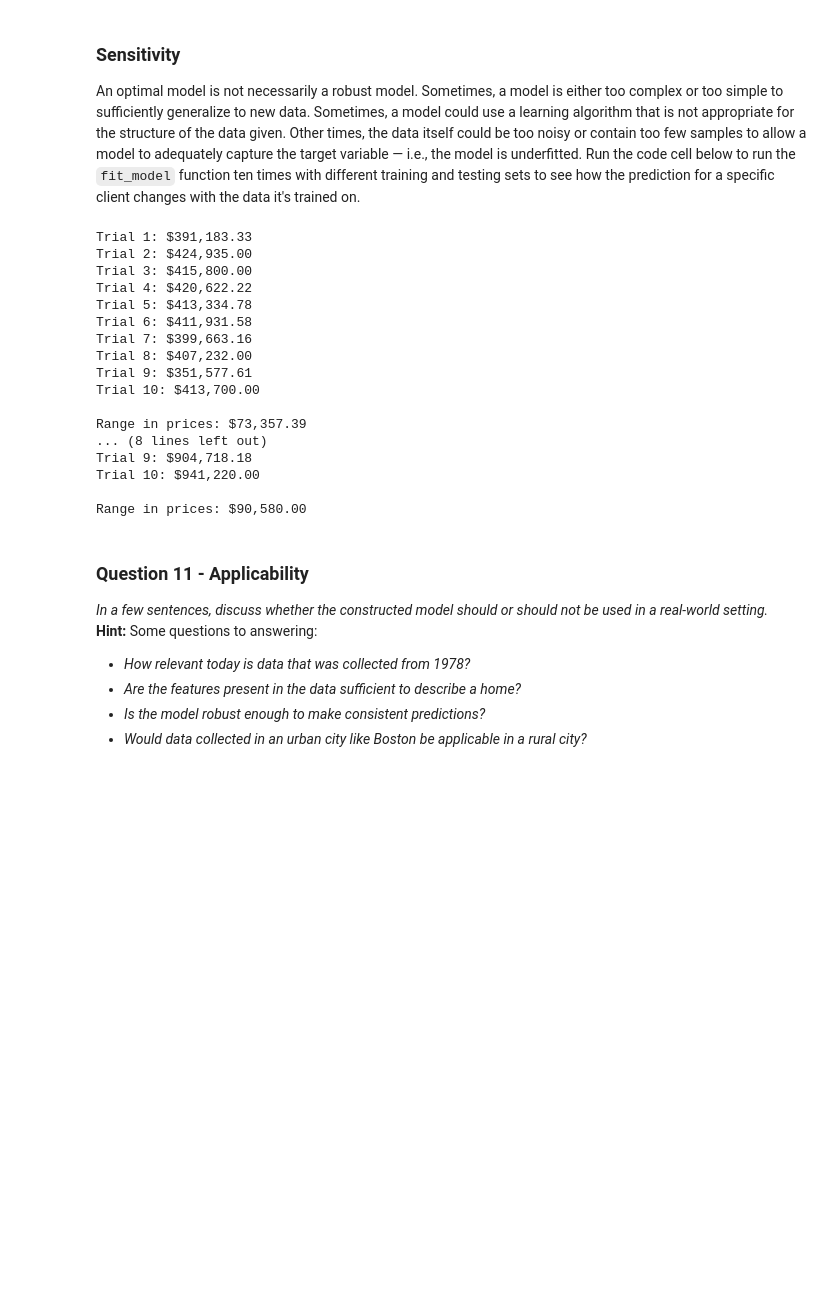
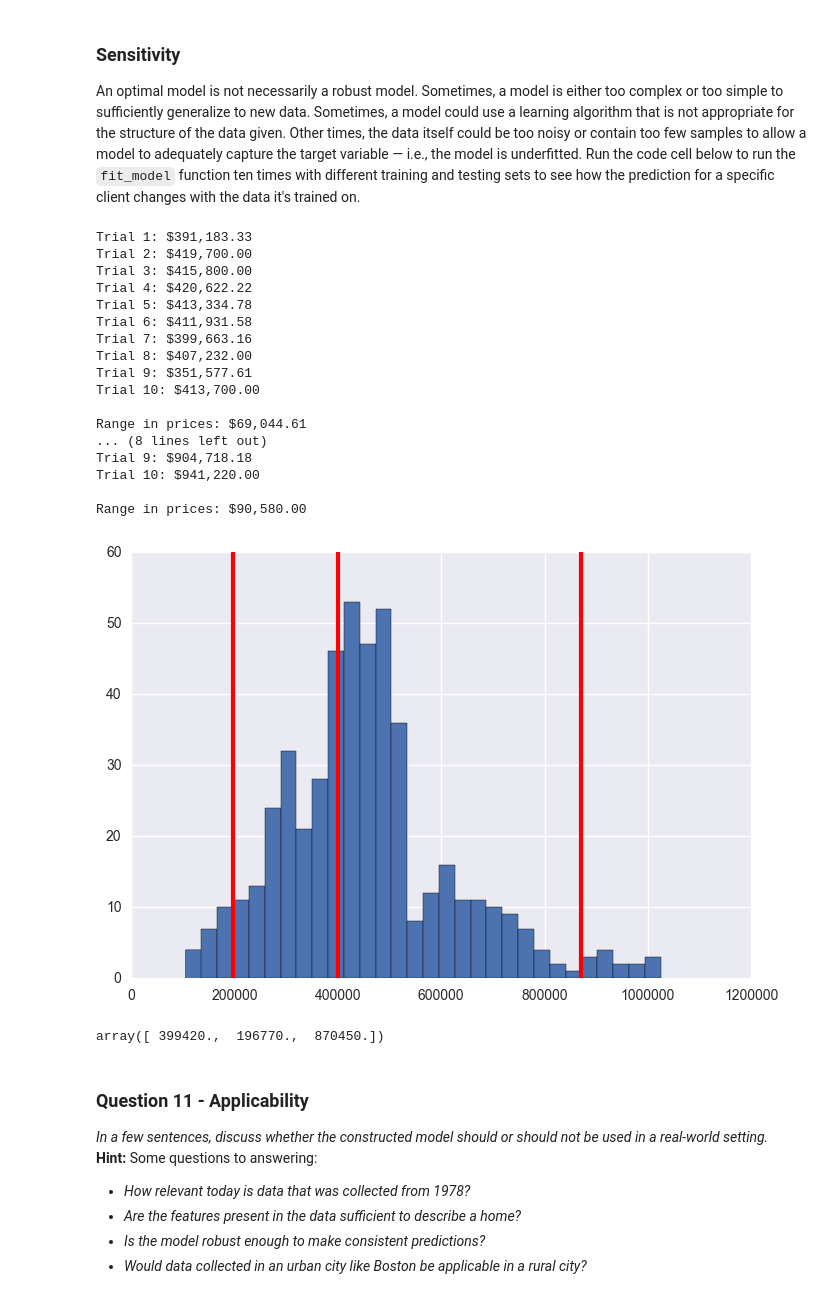
Before and after one commit to laszlokiraly/learning-machine-learning, a Jupyter notebook: boston_housing/boston_housing.ipynb, the cells around one changed output. Drawn from its saved outputs; the diff is of its cells as text; code cells hidden in the pictures; blank space fills up the shorter version.

```diff
--- a/boston_housing/boston_housing.ipynb
+++ b/boston_housing/boston_housing.ipynb
@@ -306,7 +306,7 @@ def fit_model(X, y):
     cv_sets = ShuffleSplit(X.shape[0], n_iter = 10, test_size = 0.20, random_state = 0)
 
     # TODO: Create a decision tree regressor object
-    regressor = DecisionTreeRegressor()
+    regressor = DecisionTreeRegressor(random_state = 42 * 7)
 
     # TODO: Create a dictionary for the parameter 'max_depth' with a range from 1 to 10
     params = [{"max_depth":range(1,11)}]
@@ -388,7 +388,7 @@ vs.PredictTrials(features, prices, fit_model, [[8, 3, 12]])
 # vs.PredictTrials(features, prices, fit_model, [[6,12,15]])
 # %% [output]
 Trial 1: $391,183.33
-Trial 2: $424,935.00
+Trial 2: $419,700.00
 Trial 3: $415,800.00
 Trial 4: $420,622.22
 Trial 5: $413,334.78
@@ -398,12 +398,30 @@ Trial 8: $407,232.00
 Trial 9: $351,577.61
 Trial 10: $413,700.00
 
-Range in prices: $73,357.39
+Range in prices: $69,044.61
 ... (8 lines left out)
 Trial 9: $904,718.18
 Trial 10: $941,220.00
 
 Range in prices: $90,580.00
+# %%
+# ploting the result
+import matplotlib.pyplot as plt
+plt.hist(prices, bins = 30)
+for price in reg.predict(client_data):
+    plt.axvline(price, c = 'r', lw = 3)
+# %% [output]
+[figure, added]
+# %%
+# using k-nearest neighbors for prediction
+from sklearn.neighbors import KNeighborsRegressor as knn
+
+reg = knn(n_neighbors=10)
+reg.fit(features, prices)
+
+reg.predict(client_data)
+# %% [output]
+array([ 399420.,  196770.,  870450.])
 # %% [markdown]
 ### Question 11 - Applicability
 *In a few sentences, discuss whether the constructed model should or should not be used in a real-world setting.*
```
Also changed, not shown: parts of 4 cells of this notebook, 1 other file.
